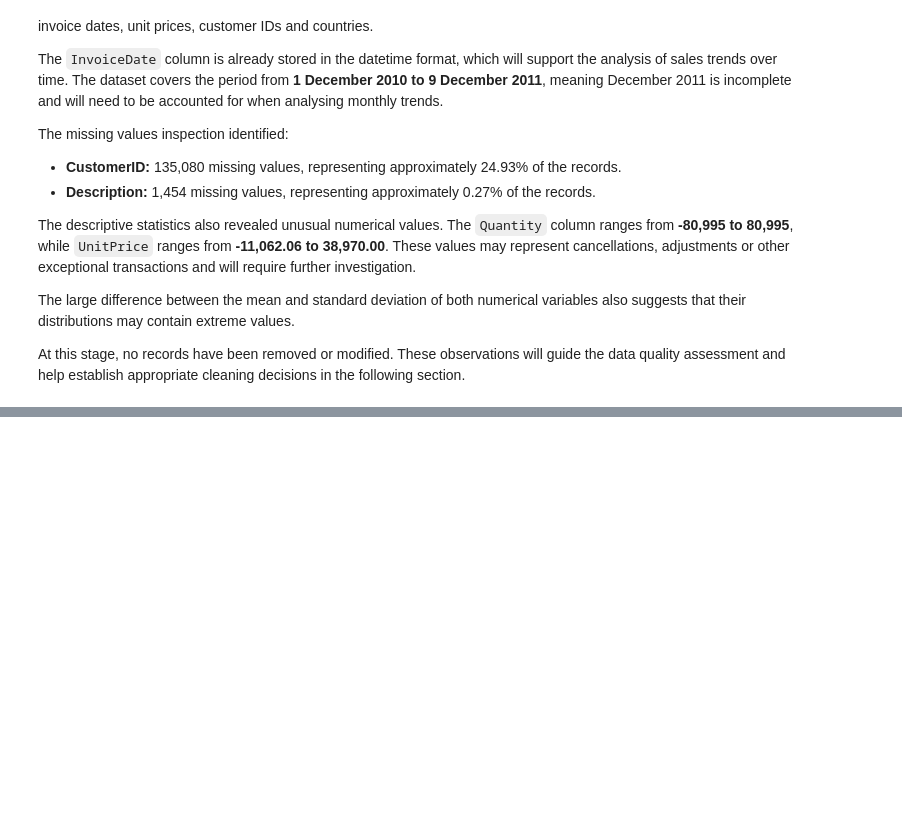
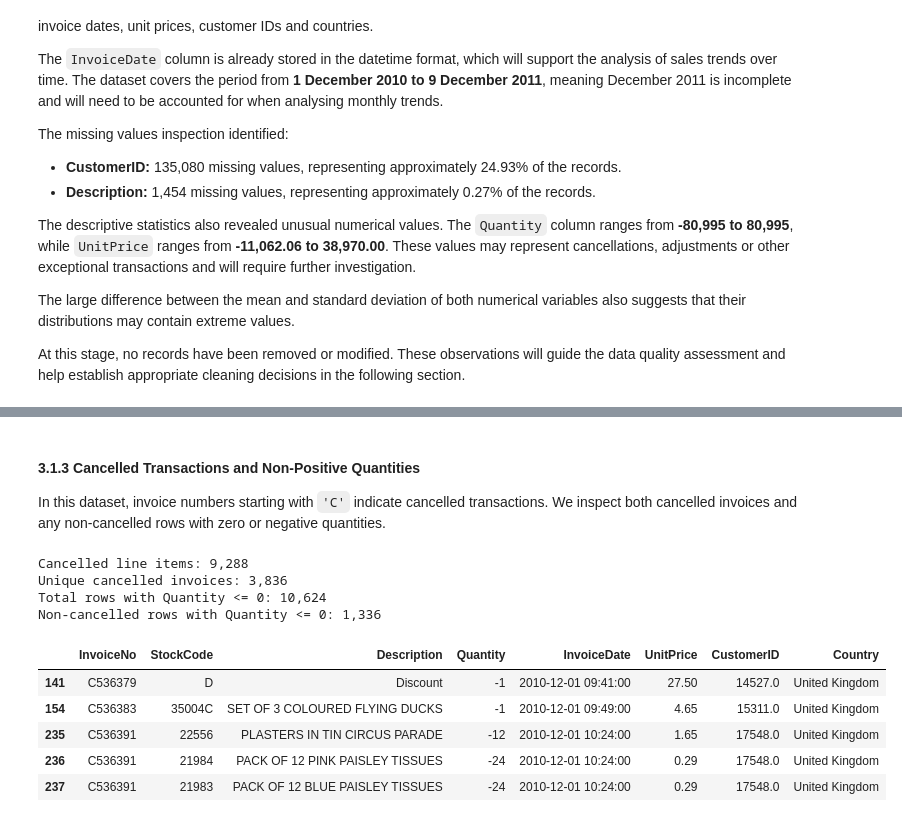
Before and after one commit to CCT-Dublin/CA2_Data_Visualisation_and_Communication_Caio_Jacob_2023168, a Jupyter notebook: CA2_Online_Retail_Analysis.ipynb, the cells around one changed output, grey strips where cells are left out. Drawn from its saved outputs; the diff is of its cells as text; code cells hidden in the pictures; blank space fills up the shorter version.

```diff
--- a/CA2_Online_Retail_Analysis.ipynb
+++ b/CA2_Online_Retail_Analysis.ipynb
@@ -178,0 +241,27 @@ At this stage, no records have been removed or modified. These observations will
+# %% [markdown]
+#### 3.1.3 Cancelled Transactions and Non-Positive Quantities
+In this dataset, invoice numbers starting with `'C'` indicate cancelled transactions. We inspect both cancelled invoices and any non-cancelled rows with zero or negative quantities.
+# %%
+# Identify cancelled invoices (InvoiceNo starting with 'C')
+is_cancelled = df["InvoiceNo"].astype(str).str.startswith("C")
+cancelled_df = df[is_cancelled]
+
+# Summarise cancellations and non-positive quantities
+print(f"Cancelled line items: {len(cancelled_df):,}")
+print(f"Unique cancelled invoices: {cancelled_df['InvoiceNo'].nunique():,}")
+print(f"Total rows with Quantity <= 0: {(df['Quantity'] <= 0).sum():,}")
+print(f"Non-cancelled rows with Quantity <= 0: {((~is_cancelled) & (df['Quantity'] <= 0)).sum():,}")
+
+# Preview sample cancelled transactions
+cancelled_df.head()
+# %% [output]
+Cancelled line items: 9,288
+Unique cancelled invoices: 3,836
+Total rows with Quantity <= 0: 10,624
+Non-cancelled rows with Quantity <= 0: 1,336
+|  | InvoiceNo | StockCode | Description | Quantity | InvoiceDate | UnitPrice | CustomerID | Country |
+| 141 | C536379 | D | Discount | -1 | 2010-12-01 09:41:00 | 27.50 | 14527.0 | United Kingdom |
+| 154 | C536383 | 35004C | SET OF 3 COLOURED FLYING DUCKS | -1 | 2010-12-01 09:49:00 | 4.65 | 15311.0 | United Kingdom |
+| 235 | C536391 | 22556 | PLASTERS IN TIN CIRCUS PARADE | -12 | 2010-12-01 10:24:00 | 1.65 | 17548.0 | United Kingdom |
+| 236 | C536391 | 21984 | PACK OF 12 PINK PAISLEY TISSUES | -24 | 2010-12-01 10:24:00 | 0.29 | 17548.0 | United Kingdom |
+| 237 | C536391 | 21983 | PACK OF 12 BLUE PAISLEY TISSUES | -24 | 2010-12-01 10:24:00 | 0.29 | 17548.0 | United Kingdom |
```
Also changed, not shown: parts of 11 cells of this notebook.
